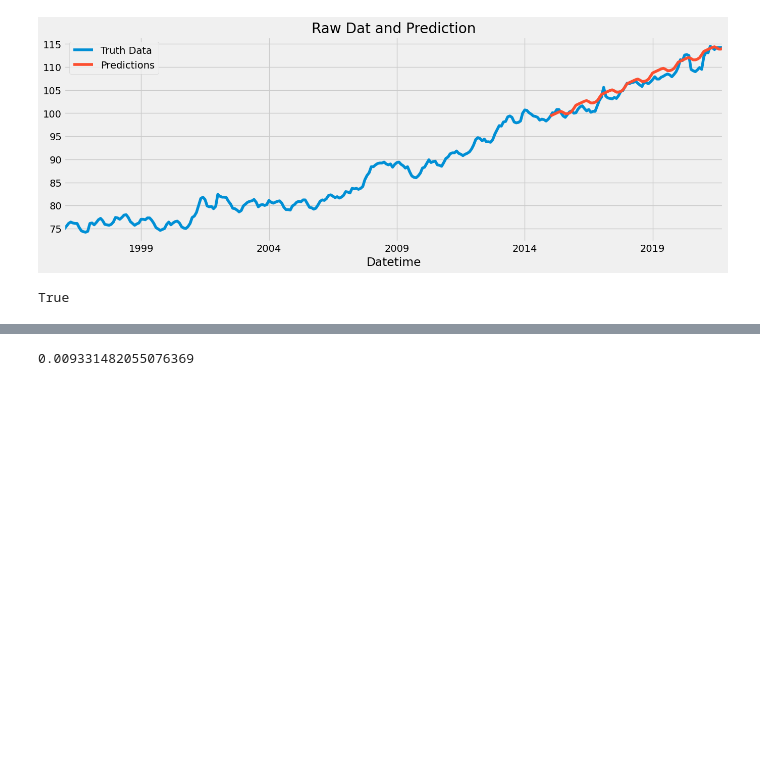
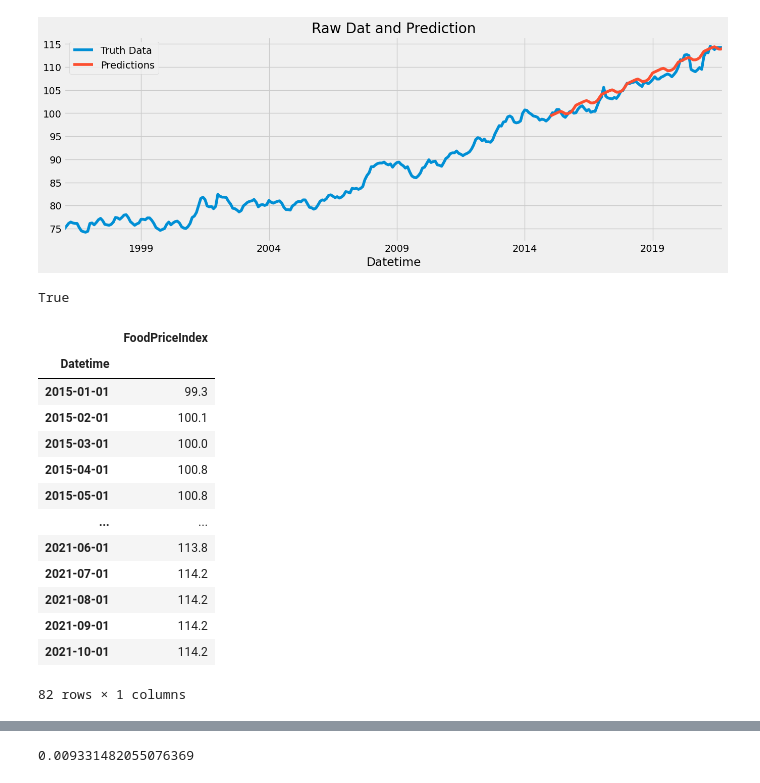
Before and after one commit to TechLabs-Ruhr/Food-price-forecast, a Jupyter notebook: ModelsAndDatasets/DataAnalysisXGB_RegressorModel_Diff.ipynb, the cells around one changed output, grey strips where cells are left out. Saved outputs shown, nothing was run; the diff lists cells and outputs as text; code cells hidden in the pictures; blank space fills up the shorter version.

```diff
--- a/ModelsAndDatasets/DataAnalysisXGB_RegressorModel_Diff.ipynb
+++ b/ModelsAndDatasets/DataAnalysisXGB_RegressorModel_Diff.ipynb
@@ -17,7 +17,7 @@ plt.style.use('fivethirtyeight')
 # %% [markdown]
 ### Import data in .csv format and change Format of Datetime
 # %%
-df = pd.read_csv('prc_Food_Germany_sorted.csv')
+df = pd.read_csv('Datasets/prc_Food_Germany_sorted.csv')
 df = df.set_index('Datetime')
 df.index = pd.to_datetime(df.index)
 # %% [markdown]
@@ -237,3 +235,20 @@ True
 # %%
 df_test_split = df_cleaned.loc[df_cleaned.index >= '2015-01']
 df_pred_absolute_split = df_pred_absolute.loc[df_pred_absolute.index >= '2015-01']
+# %%
+df_test_split
+# %% [output]
+|  | FoodPriceIndex |
+| Datetime |  |
+| 2015-01-01 | 99.3 |
+| 2015-02-01 | 100.1 |
+| 2015-03-01 | 100.0 |
+| 2015-04-01 | 100.8 |
+| 2015-05-01 | 100.8 |
+| ... | ... |
+| 2021-06-01 | 113.8 |
+| 2021-07-01 | 114.2 |
+| 2021-08-01 | 114.2 |
+| 2021-09-01 | 114.2 |
+| 2021-10-01 | 114.2 |
+82 rows × 1 columns
```
Also changed, not shown: parts of 3 cells of this notebook, 1 other file.
